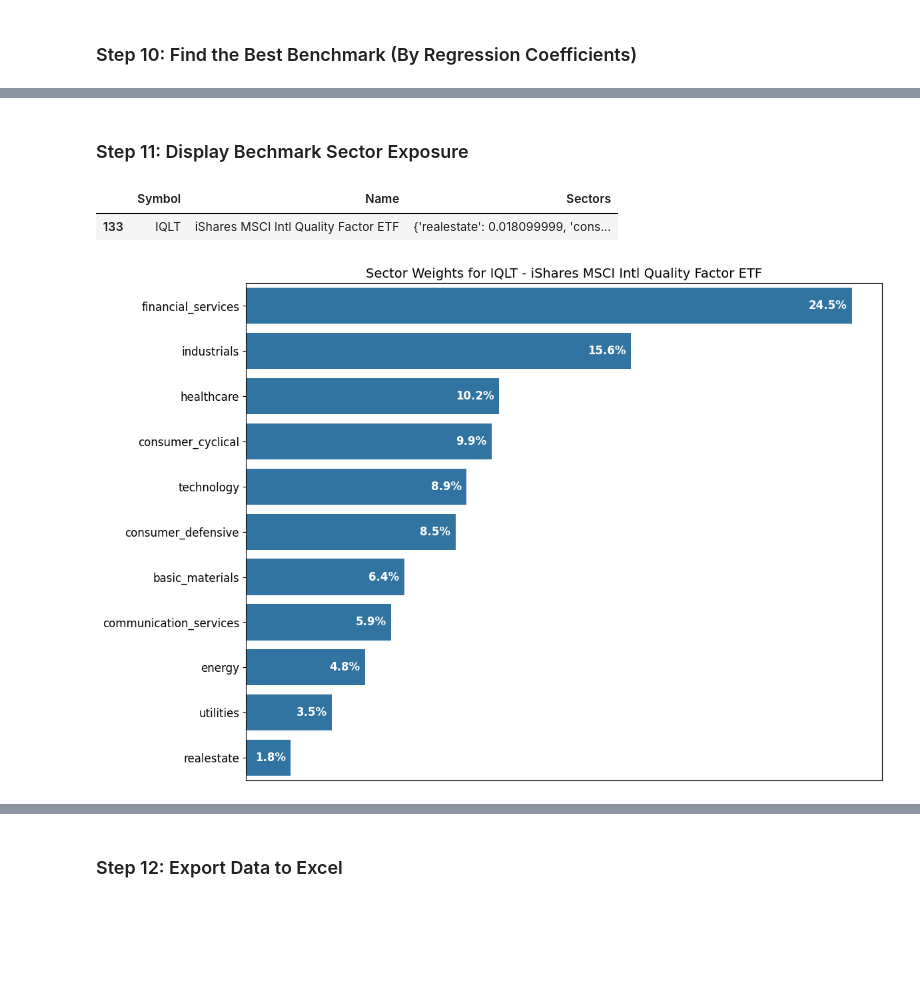
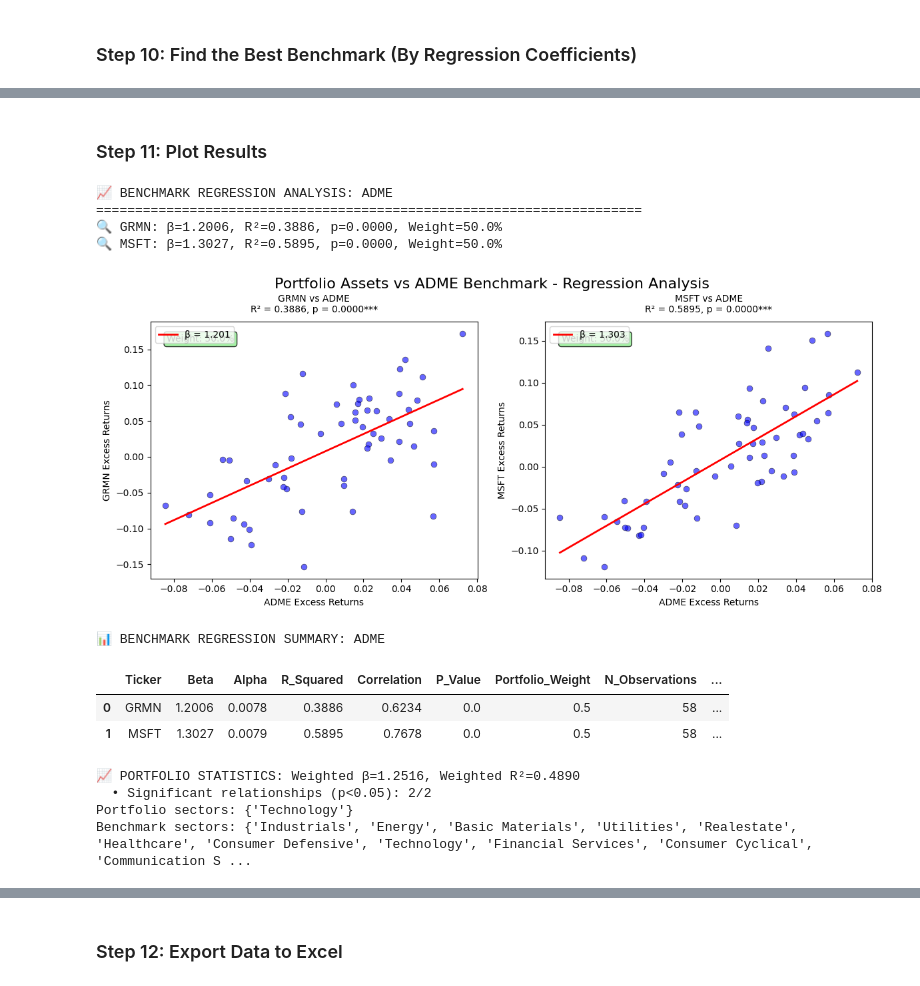
Before and after one commit to renan-peres/mfin-algo-trading-team, a Jupyter notebook: 03_benchmark_selection_short_term.ipynb, the cells around one changed output, grey strips where cells are left out. Cells and saved outputs as stored; diff of their text form; code cells hidden in the pictures; blank space fills up the shorter version.

Commit message:
Benchmark Selection Update

```diff
--- a/03_benchmark_selection_short_term.ipynb
+++ b/03_benchmark_selection_short_term.ipynb
@@ -118,10 +118,10 @@ sectors_df.head()
 # %% [markdown]
 ### Step 4: Read Portfolio Data (Excel)
 # %%
-portfolio_df = pd.read_excel(output_file, sheet_name="long_term")
+portfolio_df = pd.read_excel(output_file, sheet_name="short_term")
 portfolio_tickers = portfolio_df["Ticker"].tolist()
 # portfolio_df["Weight"] = portfolio_df['Weight'].str.rstrip('%').astype(float) / 100
-portfolio_df["P/E (trailing)"] = pd.to_numeric(portfolio_df["P/E (trailing)"], errors="coerce")
+portfolio_df["P/E (Trailing)"] = pd.to_numeric(portfolio_df["P/E (Trailing)"], errors="coerce")
 
 print(portfolio_tickers)
 display(portfolio_df)
@@ -197,14 +194,14 @@ display(merged_df.head())
 # %% [markdown]
 #### Filter for the P/E (Trailling) Similar to Portfolio Weighted Average P/E
 # %%
-# Step 1: Calculate the weighted average of P/E (trailing) in portfolio_df
-weighted_average_pe = (portfolio_df["Weight"] * portfolio_df["P/E (trailing)"]).sum()
+# Step 1: Calculate the weighted average of P/E (Trailing) in portfolio_df
+weighted_average_pe = (portfolio_df["Weight"] * portfolio_df["P/E (Trailing)"]).sum()
 
 # Step 2: Calculate the 20% threshold range
 lower_bound = weighted_average_pe * 0.8  # 20% below the weighted average
 upper_bound = weighted_average_pe * 1.2  # 2% above the weighted average
 
-# Step 3: Filter merged_df based on the P/E (trailing) column
+# Step 3: Filter merged_df based on the P/E (Trailing) column
 filtered_merged_df = merged_df[
     (merged_df["P/E (trailing)"] >= lower_bound) &
     (merged_df["P/E (trailing)"] <= upper_bound)
@@ -449,42 +416,35 @@ benchmark_regression_summary = plot_benchmark_analysis(benchmark_regression_resu
-# %% [markdown]
-### Step 11: Display Bechmark Sector Exposure
-# %%
-best_benchmark = filtered_sectors_df[filtered_sectors_df["Symbol"] == best_benchmarks_df['Benchmark'].unique()[0]]
-best_benchmark = best_benchmark[["Symbol", "Name_x", "Sectors"]]
-best_benchmark = best_benchmark.rename(columns={"Name_x": "Name"})
-display(best_benchmark)
-# %% [output]
-|  | Symbol | Name | Sectors |
-| 133 | IQLT | iShares MSCI Intl Quality Factor ETF | {'realestate': 0.018099999, 'cons... |
+# %% [markdown]
+### Step 11: Plot Results
 # %%
-# Get the sector dictionary from the first row
-sector_dict = best_benchmark["Sectors"].iloc[0]
+from py.regression_benchmark import analyze_benchmark_regression, plot_benchmark_analysis
 
-# Create a pandas Series from the dictionary for easier plotting
-sectors_series = pd.Series(sector_dict)
+# Execute analysis
+benchmark_regression_results = analyze_benchmark_regression(benchmark_excess_returns_df, stock_excess_returns_df, best_benchmark, portfolio_df)
 
-# Sort by weight for better visualization
-sectors_series = sectors_series.sort_values(ascending=False)
+# Get the benchmark sector data
+best_benchmark_sectors = filtered_sectors_df[filtered_sectors_df["Symbol"] == best_benchmarks_df['Benchmark'].unique()[0]]
+best_benchmark_sectors = best_benchmark_sectors[["Symbol", "Name_x", "Sectors"]]
+best_benchmark_sectors = best_benchmark_sectors.rename(columns={"Name_x": "Name"})
 
-# Create the plot - swap x and y for horizontal bars
-plt.figure(figsize=(12, 8))
-ax = sns.barplot(x=sectors_series.values, y=sectors_series.index)
-
-# Titles and labels
-plt.title(f'Sector Weights for {best_benchmark["Symbol"].iloc[0]} - {best_benchmark["Name"].iloc[0]}', fontsize=14)
-plt.yticks(fontsize=12)
-plt.xticks([])
-# plt.xlabel('Weight (%)', fontsize=12)
-# plt.ylabel('Sector', fontsize=12)
-plt.xlabel(None)
-plt.ylabel(None)
-
-# Add percentage labels at the center end of each bar
-for i, v in enumerate(sectors_series.values):
-    ax.text(v - 0.002, i, f'{v:.1%}', va='center', ha='right', fontsize=12, color='white', fontweight='bold')
-
-# Show plot
-plt.tight_layout()
-plt.show()
+# Create the analysis with sector weights
+benchmark_regression_summary = plot_benchmark_analysis(
+    regression_results=benchmark_regression_results,
+    best_benchmark=best_benchmark,
+    cols=2,
+    benchmark_sectors_df=best_benchmark_sectors,
+    portfolio_df=portfolio_df
+)
 # %% [output]
+📈 BENCHMARK REGRESSION ANALYSIS: ADME
+======================================================================
+🔍 GRMN: β=1.2006, R²=0.3886, p=0.0000, Weight=50.0%
+🔍 MSFT: β=1.3027, R²=0.5895, p=0.0000, Weight=50.0%
-[figure, old version]
+[figure, new version]
+📊 BENCHMARK REGRESSION SUMMARY: ADME
+|  | Ticker | Beta | Alpha | R_Squared | Correlation | P_Value | Portfolio_Weight | N_Observations | ... |
+| 0 | GRMN | 1.2006 | 0.0078 | 0.3886 | 0.6234 | 0.0 | 0.5 | 58 | ... |
+| 1 | MSFT | 1.3027 | 0.0079 | 0.5895 | 0.7678 | 0.0 | 0.5 | 58 | ... |
+📈 PORTFOLIO STATISTICS: Weighted β=1.2516, Weighted R²=0.4890
+  • Significant relationships (p<0.05): 2/2
+Portfolio sectors: {'Technology'}
+Benchmark sectors: {'Industrials', 'Energy', 'Basic Materials', 'Utilities', 'Realestate', 'Healthcare', 'Consumer Defensive', 'Technology', 'Financial Services', 'Consumer Cyclical', 'Communication S ...
```
Also changed, not shown: parts of 19 cells of this notebook, 3 other files.
